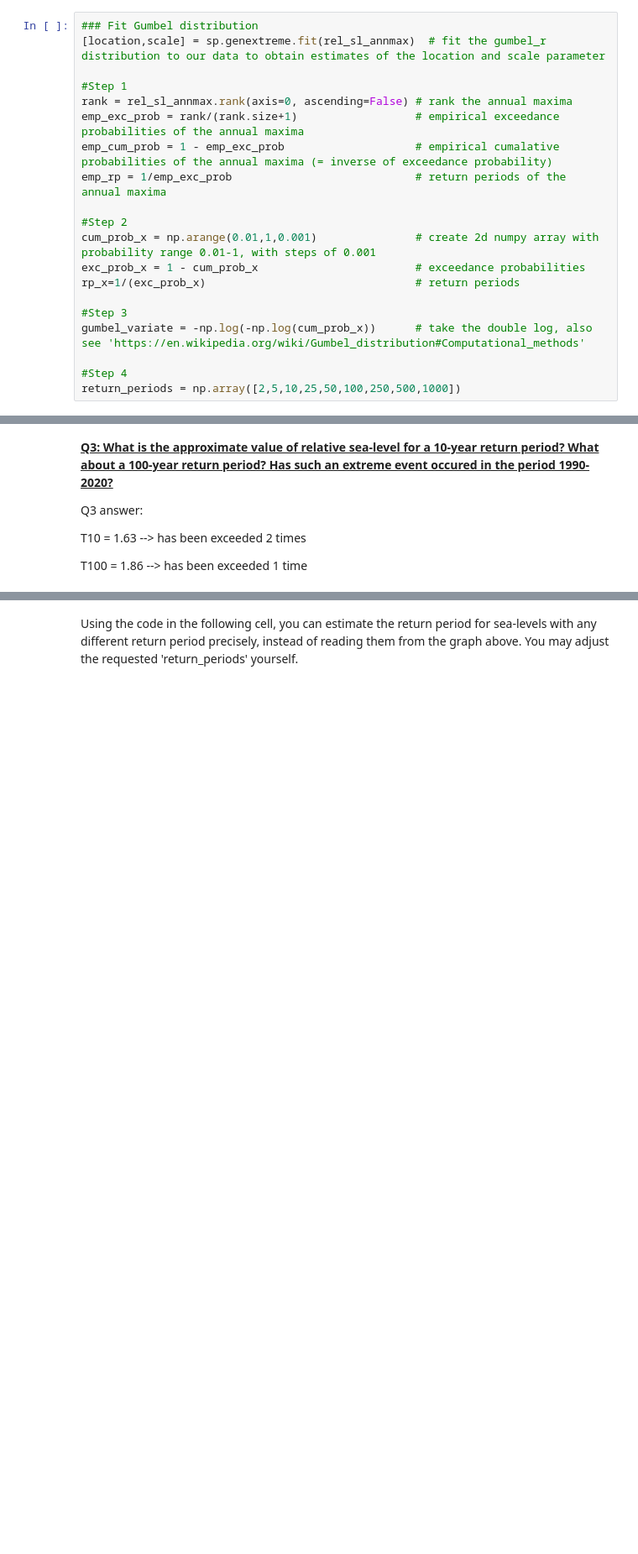
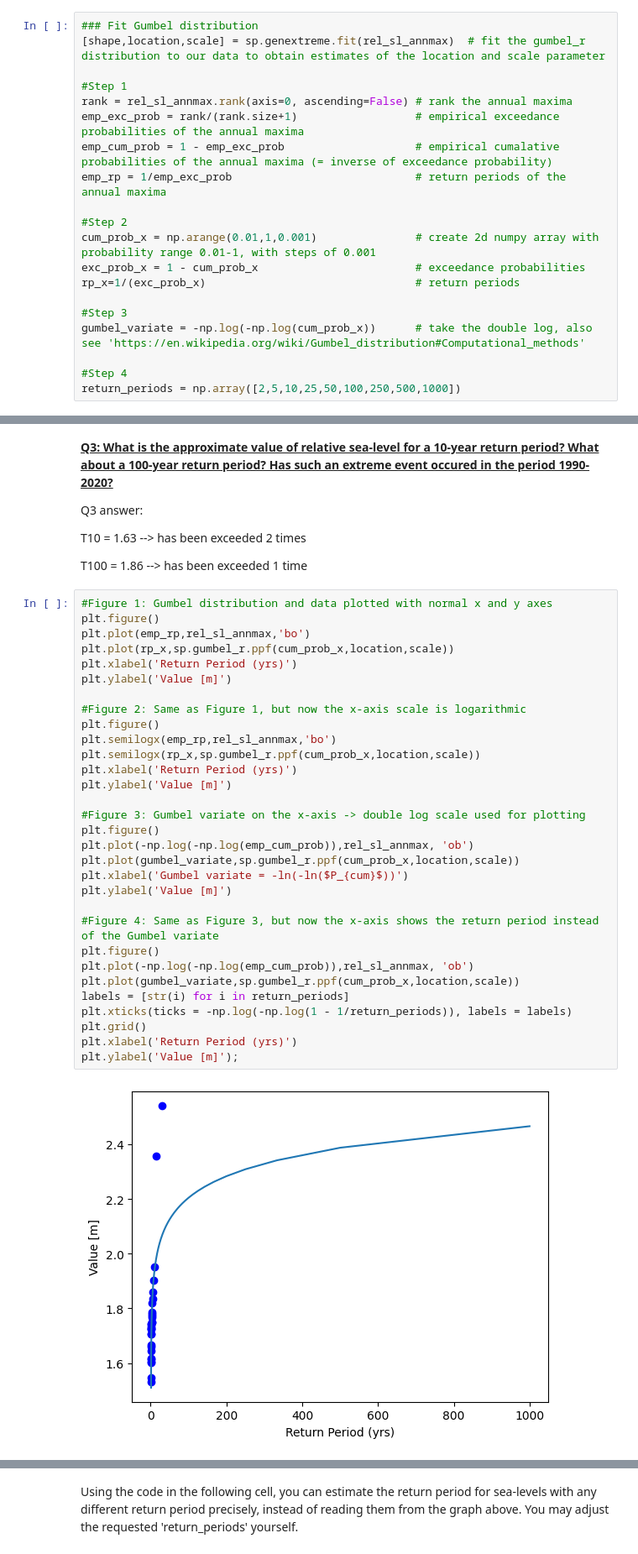
Before and after one commit to sd-59/Assignment_2_Coastal_flood_hazard_assessment-, a Jupyter notebook: notebooks/02_frequency_analysis.ipynb, the cells around one changed output, grey strips where cells are left out. Shown at 84% size. Drawn from its saved outputs; the diff is of its cells as text; blank space fills up the shorter version.

Commit message:
extreme value distribution

```diff
--- a/notebooks/02_frequency_analysis.ipynb
+++ b/notebooks/02_frequency_analysis.ipynb
@@ -248,7 +248,7 @@ Now we are ready to fit a gumbel distribution to our data. First, we calculate t
 The next step is to rank our values from highest (rank 1) to lowest (rank 30) and compute the empirical exceedance probability. The empirical exceedance probability indicates the chance that a certain water level rank will be exceeded in any given year (x100%). By dividing 1 through the cumulative probability, we can determine the return period that belongs to each rank.
 # %%
 ### Fit Gumbel distribution
-[location,scale] = sp.genextreme.fit(rel_sl_annmax)  # fit the gumbel_r distribution to our data to obtain estimates of the location and scale parameter
+[shape,location,scale] = sp.genextreme.fit(rel_sl_annmax)  # fit the gumbel_r distribution to our data to obtain estimates of the location and scale parameter
 
 #Step 1
 rank = rel_sl_annmax.rank(axis=0, ascending=False) # rank the annual maxima
@@ -278,3 +278,36 @@ Q3 answer:
 T10 = 1.63 --> has been exceeded 2 times
 
 T100 = 1.86 --> has been exceeded 1 time
+# %%
+#Figure 1: Gumbel distribution and data plotted with normal x and y axes
+plt.figure()
+plt.plot(emp_rp,rel_sl_annmax,'bo')
+plt.plot(rp_x,sp.gumbel_r.ppf(cum_prob_x,location,scale))
+plt.xlabel('Return Period (yrs)')
+plt.ylabel('Value [m]')
+
+#Figure 2: Same as Figure 1, but now the x-axis scale is logarithmic
+plt.figure()
+plt.semilogx(emp_rp,rel_sl_annmax,'bo')
+plt.semilogx(rp_x,sp.gumbel_r.ppf(cum_prob_x,location,scale))
+plt.xlabel('Return Period (yrs)')
+plt.ylabel('Value [m]')
+
+#Figure 3: Gumbel variate on the x-axis -> double log scale used for plotting
+plt.figure()
+plt.plot(-np.log(-np.log(emp_cum_prob)),rel_sl_annmax, 'ob')
+plt.plot(gumbel_variate,sp.gumbel_r.ppf(cum_prob_x,location,scale))
+plt.xlabel('Gumbel variate = -ln(-ln($P_{cum}$))')
+plt.ylabel('Value [m]')
+
+#Figure 4: Same as Figure 3, but now the x-axis shows the return period instead of the Gumbel variate
+plt.figure()
+plt.plot(-np.log(-np.log(emp_cum_prob)),rel_sl_annmax, 'ob')
+plt.plot(gumbel_variate,sp.gumbel_r.ppf(cum_prob_x,location,scale))
+labels = [str(i) for i in return_periods]
+plt.xticks(ticks = -np.log(-np.log(1 - 1/return_periods)), labels = labels)
+plt.grid()
+plt.xlabel('Return Period (yrs)')
+plt.ylabel('Value [m]');
+# %% [output]
+[figure, added]
```
Also changed, not shown: parts of 2 cells of this notebook.
